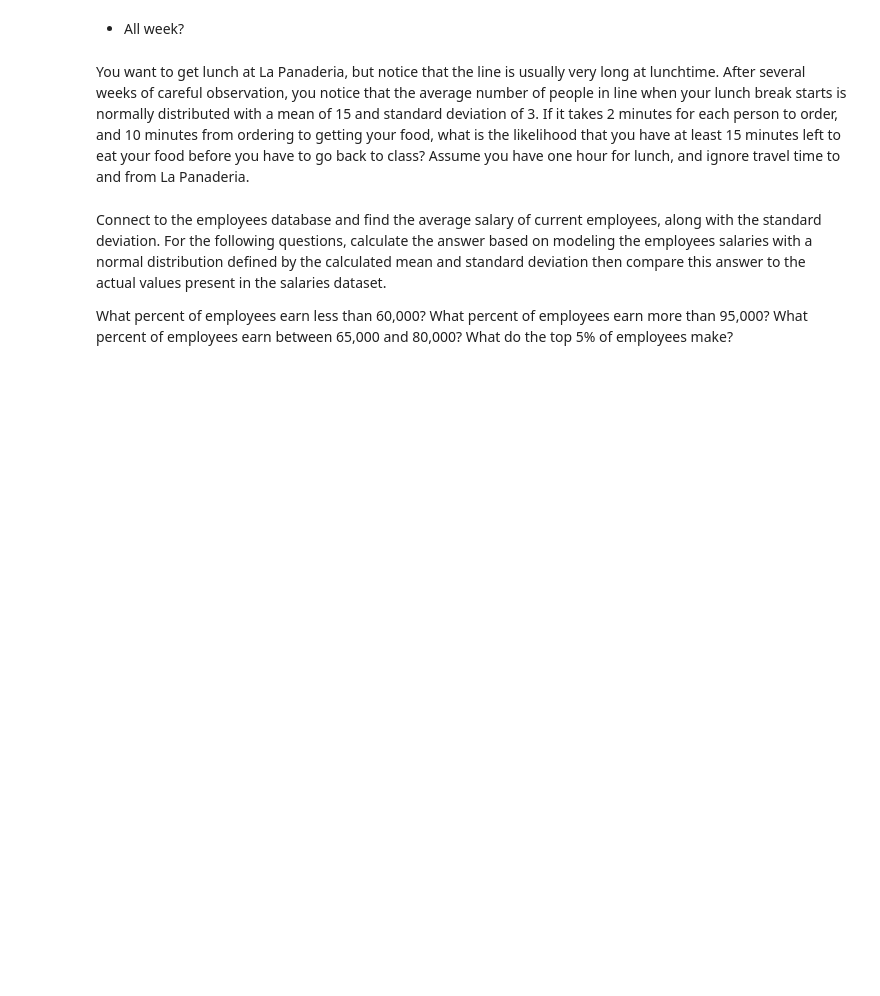
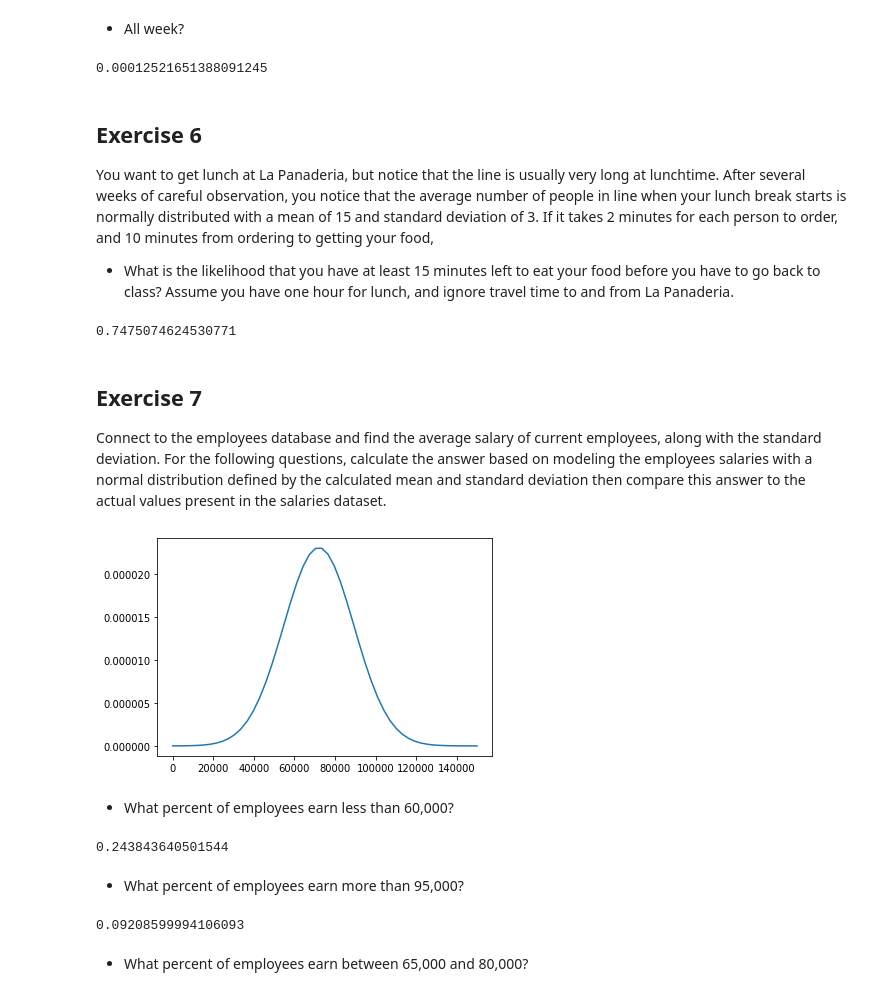
Before and after one commit to gilbert-noriega-ii/statistics-exercises, a Jupyter notebook: probability_distributions.ipynb, the cells around one changed output. Drawn from its saved outputs; the diff is of its cells as text; code cells hidden in the pictures; blank space fills up the shorter version.

Commit message:
all exercises solved

```diff
--- a/probability_distributions.ipynb
+++ b/probability_distributions.ipynb
@@ -104,11 +106,49 @@ stats.binom(66,
 # %% [markdown]
 - All week?
+# %%
+stats.binom(total_students * 5,cleaning_rate).cdf(0)
+# %% [output]
+0.00012521651388091245
 # %% [markdown]
-You want to get lunch at La Panaderia, but notice that the line is usually very long at lunchtime. After several weeks of careful observation, you notice that the average number of people in line when your lunch break starts is normally distributed with a mean of 15 and standard deviation of 3. If it takes 2 minutes for each person to order, and 10 minutes from ordering to getting your food, what is the likelihood that you have at least 15 minutes left to eat your food before you have to go back to class? Assume you have one hour for lunch, and ignore travel time to and from La Panaderia.
+## Exercise 6
+You want to get lunch at La Panaderia, but notice that the line is usually very long at lunchtime. After several weeks of careful observation, you notice that the average number of people in line when your lunch break starts is normally distributed with a mean of 15 and standard deviation of 3. If it takes 2 minutes for each person to order, and 10 minutes from ordering to getting your food,
+- What is the likelihood that you have at least 15 minutes left to eat your food before you have to go back to class? Assume you have one hour for lunch, and ignore travel time to and from La Panaderia.
+# %%
+stats.norm(15,3).cdf(17)
+# %% [output]
+0.7475074624530771
 # %% [markdown]
+## Exercise 7
+
 Connect to the employees database and find the average salary of current employees, along with the standard deviation. For the following questions, calculate the answer based on modeling the employees salaries with a normal distribution defined by the calculated mean and standard deviation then compare this answer to the actual values present in the salaries dataset.
-
-What percent of employees earn less than 60,000?
-What percent of employees earn more than 95,000?
-What percent of employees earn between 65,000 and 80,000?
-What do the top 5% of employees make?
+# %%
+from env import host, username, password
+url = (f'mysql+pymysql://{username}:{password}@{host}/employees')
+employees = pd.read_sql('SELECT * FROM employees', url)
+emp = pd.DataFrame(employees)
+salaries = pd.read_sql('SELECT * FROM salaries where to_date > curdate()', url)
+salary = pd.DataFrame(salaries)
+empsalary = pd.merge(emp, salary, left_on = 'emp_no', right_on = 'emp_no')
+# %%
+avg_salary = round(empsalary.salary.mean())
+stdev = round(empsalary.salary.std())
+x = np.linspace(1,150_000)
+y = stats.norm(avg_salary,stdev).pdf(x)
+plt.plot(x,y)
+plt.show()
+# %% [output]
+[figure, added]
+# %% [markdown]
+- What percent of employees earn less than 60,000?
+# %%
+stats.norm(avg_salary,stdev).cdf(59_999)
+# %% [output]
+0.243843640501544
+# %% [markdown]
+- What percent of employees earn more than 95,000?
+# %%
+stats.norm(avg_salary,stdev).sf(95_000)
+# %% [output]
+0.09208599994106093
+# %% [markdown]
+- What percent of employees earn between 65,000 and 80,000?
```
Also changed, not shown: parts of 5 cells of this notebook.
